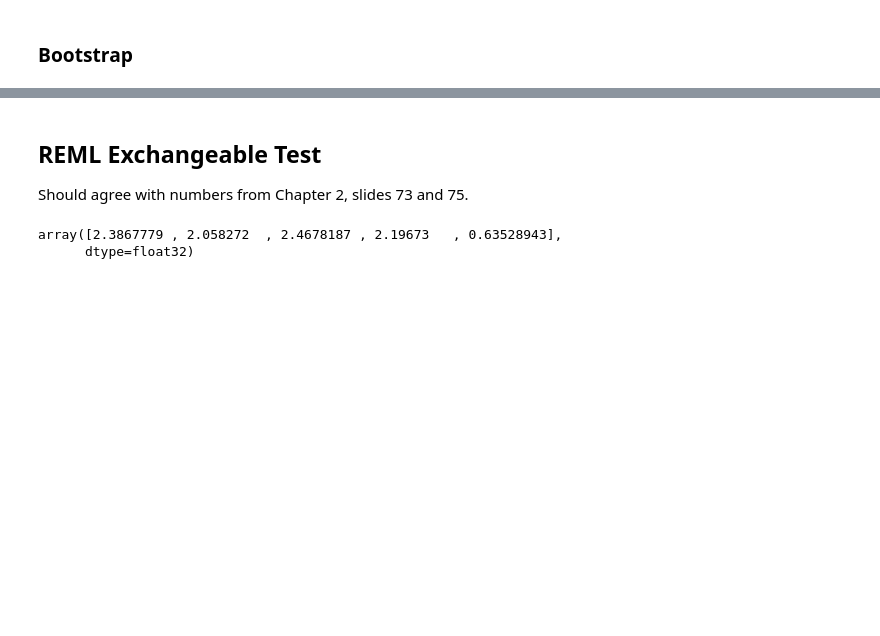
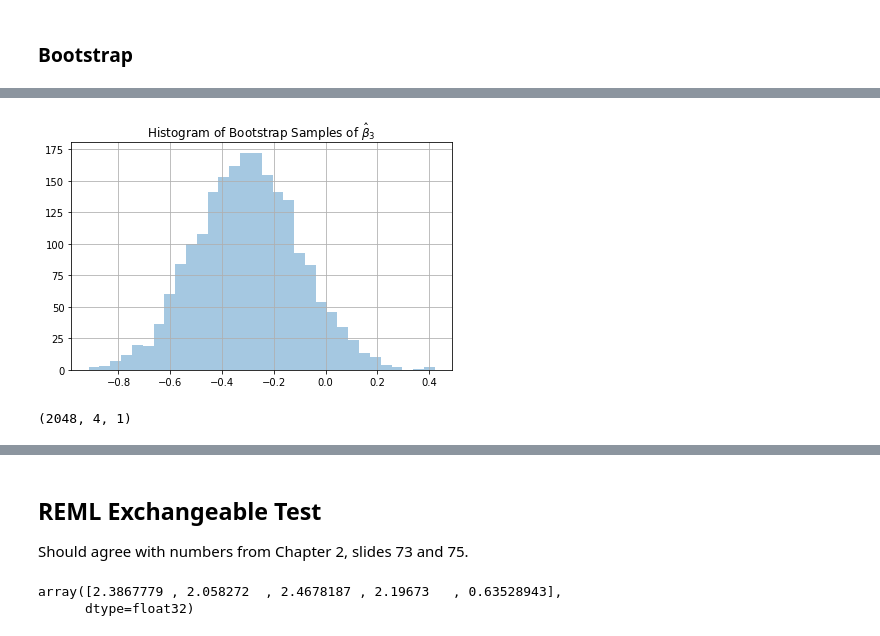
Before and after one commit to ppham27/stat571, a Jupyter notebook: hw5/sandwich_bootstrap_dental.ipynb, the cells around one changed output, grey strips where cells are left out. Drawn from its saved outputs; the diff is of its cells as text; code cells hidden in the pictures; blank space fills up the shorter version.

```diff
--- a/hw5/sandwich_bootstrap_dental.ipynb
+++ b/hw5/sandwich_bootstrap_dental.ipynb
@@ -224,0 +269,8 @@ list(zip([1], [1, 2, 3, 4]))
+# %%
+#bootstrap_samples_independent = bootstrap(
+#    X, y,
+#    CovarianceSpec(initial_params=[0.],
+#                   make_covariance=make_covariance_homoscedastic),
+#    sampler=IndependentSampler(), num_trials=2048)
+#np.save('bootstrap_samples_independent', bootstrap_samples_independent)
+bootstrap_samples_independent = np.load('bootstrap_samples_independent.npy')
@@ -224,0 +297,14 @@ list(zip([1], [1, 2, 3, 4]))
+# %%
+fig = plt.figure(figsize=(6,4))
+ax = fig.gca()
+ax.grid(True)
+sns.distplot(bootstrap_samples_independent[:,3], kde=False, ax=ax)
+ax.set_title('Histogram of Bootstrap Samples of $\\hat\\beta_3$')
+fig.tight_layout()
+fig.savefig('hist_bootstrap_cluster.pdf', bbox_inches='tight')
+# %% [output]
+[figure, added]
+# %%
+bootstrap_samples_independent.shape
+# %% [output]
+(2048, 4, 1)
```
Also changed, not shown: parts of 20 cells of this notebook, 8 other files.
